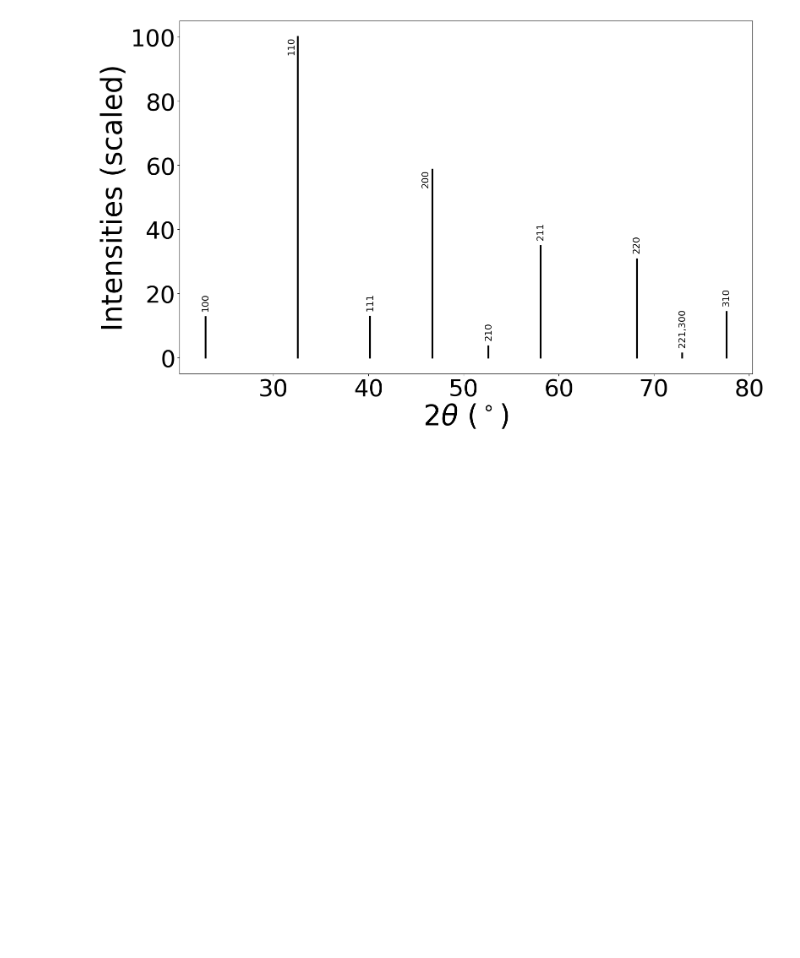
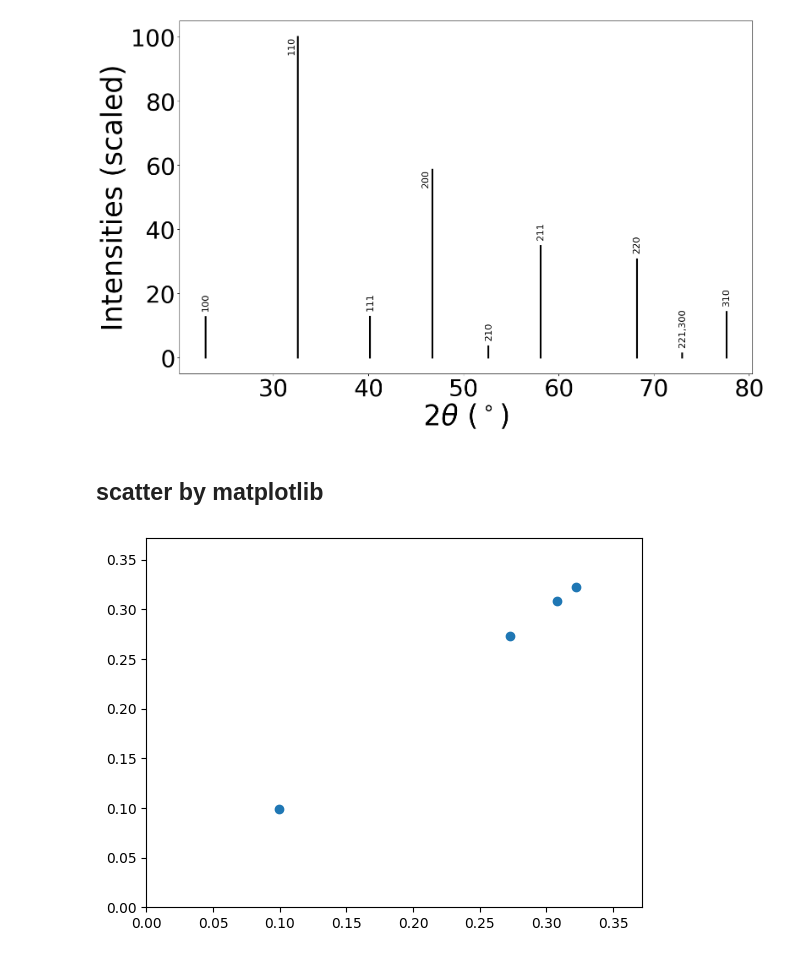
Before and after one commit to Nanashi7745bay/Matminer_matcher, a Jupyter notebook: structure_match.ipynb, the cells around one changed output. Saved outputs shown, nothing was run; the diff lists cells and outputs as text; code cells hidden in the pictures; blank space fills up the shorter version.

````diff
--- a/structure_match.ipynb
+++ b/structure_match.ipynb
@@ -292,6 +292,9 @@ Matminerに以下のclassが存在することを確認
 class matminer.featurizers.structure.misc.XRDPowderPattern(two_theta_range=(0, 127), bw_method=0.05, pattern_length=None, **kwargs)
 ```
 # %%
+def api():
+    return "UoTjWPjyhIr2TUWRLcauWN0UQlN9UxmP"
+
 from matminer.featurizers.structure.misc import XRDPowderPattern,XRDCalculator
 from pymatgen.analysis.diffraction.core import AbstractDiffractionPatternCalculator
 with MPRester(api()) as mpr:
@@ -319,6 +322,8 @@ with MPRester(api()) as mpr:
     print('Distance between diamond and rocksalt: {:.4f}'.format(np.linalg.norm(v_diamond - v_rocksalt)))
     print('Distance between diamond and perovskite: {:.4f}'.format(np.linalg.norm(v_diamond - v_perovskite)))
     print('Distance between rocksalt and perovskite: {:.4f}'.format(np.linalg.norm(v_rocksalt - v_perovskite)))
+
+    list2=[float(np.linalg.norm(v_diamond - v_gaas)), float(np.linalg.norm(v_diamond - v_rocksalt)), float(np.linalg.norm(v_diamond - v_perovskite)), float(np.linalg.norm(v_rocksalt - v_perovskite))]
 # %% [output]
 Distance between diamond and GaAs: 0.2729
 Distance between diamond and rocksalt: 0.3078
@@ -334,3 +339,13 @@ adpc.show_plot(perovskite,two_theta_range=[20,80])
 [figure]
 [figure]
 [figure]
+# %% [markdown]
+## scatter by matplotlib
+# %%
+import matplotlib.pyplot as plt
+plt.scatter(list2,list2)
+plt.xlim(0,max(list2)+0.05)
+plt.ylim(0,max(list2)+0.05)
+plt.show()
+# %% [output]
+[figure, added]
````
